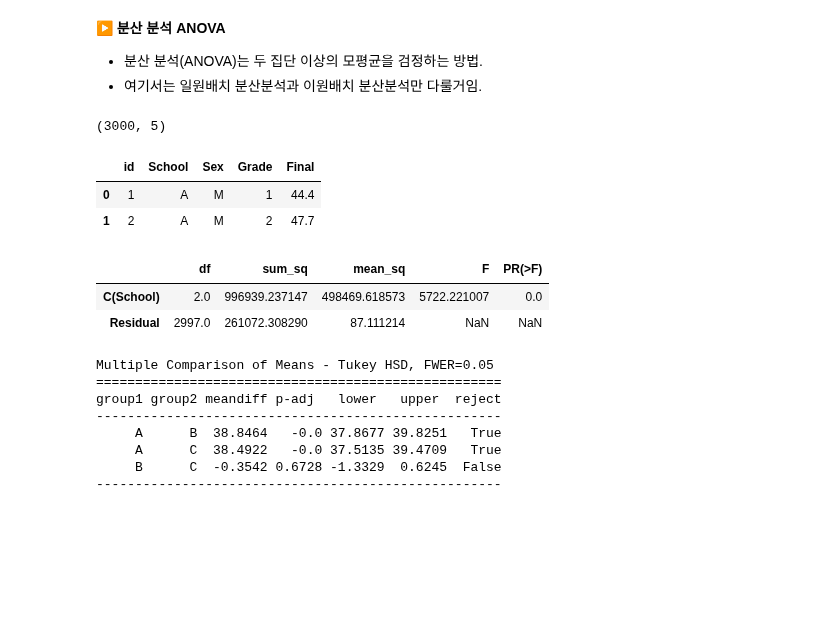
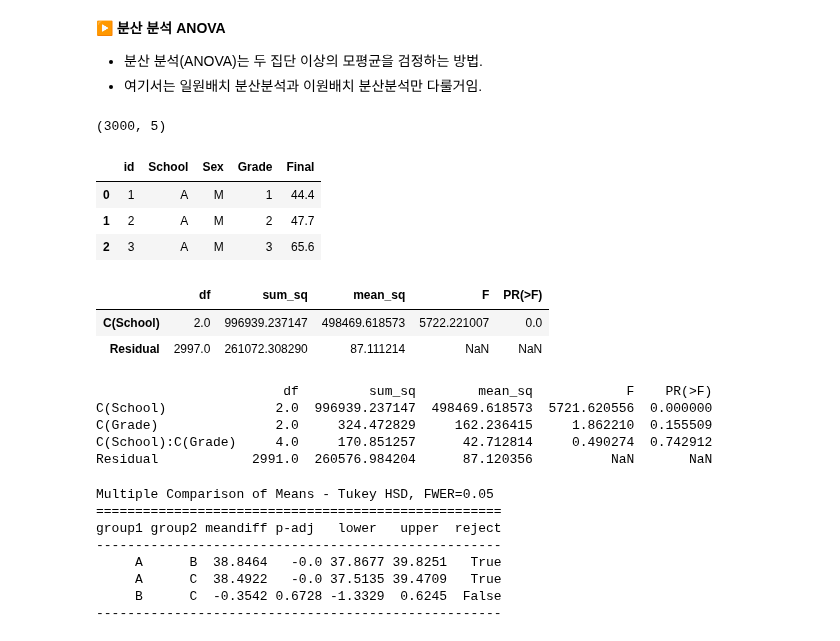
Before and after one commit to chickengak/TIL, a Jupyter notebook: dev-journey/big-data/빅분기-실기-wrap_up.ipynb, the cells around one changed output. Drawn from its saved outputs; the diff is of its cells as text; code cells hidden in the pictures; blank space fills up the shorter version.

```diff
--- a/dev-journey/big-data/빅분기-실기-wrap_up.ipynb
+++ b/dev-journey/big-data/빅분기-실기-wrap_up.ipynb
@@ -477,24 +478,34 @@ LeveneResult(statistic=14.365736704446384, pvalue=0.00032713621045500125)
 # %%
 # 일원배치 분산분석
 # A~C 세 학교에서 각각 1000명씩 층화 추출한 데이터를 활용해서 세 학교 간의 기말고사 성적의 평균이 서로 차이가 있는 지 검정. (성별, 학년의 비율은 세 학교가 동일, 정규성, 등분산성 등 만족 가정)
 from statsmodels.formula.api import ols
 from statsmodels.stats.anova import anova_lm
 
 df = pd.read_csv('samples/예제/school_score.csv')
 print(df.shape)
-display(df.head(2))
+display(df.head(3))
 
 one_way = ols('Final ~ C(School)', data=df).fit()
 display(anova_lm(one_way))
 # C(School)의 PR(>F)값이 매우 작으므로, 유의수준 5%에서 귀무가설을 기각. 세 학교의 기말고사 성적의 평균은 차이가 있다고 할 수 있다.
 # %% [output]
 (3000, 5)
 |  | id | School | Sex | Grade | Final |
 | 0 | 1 | A | M | 1 | 44.4 |
 | 1 | 2 | A | M | 2 | 47.7 |
+| 2 | 3 | A | M | 3 | 65.6 |
 |  | df | sum_sq | mean_sq | F | PR(>F) |
 | C(School) | 2.0 | 996939.237147 | 498469.618573 | 5722.221007 | 0.0 |
 | Residual | 2997.0 | 261072.308290 | 87.111214 | NaN | NaN |
+# %%
+two_way = ols('Final ~ C(School) + C(Grade)', data=df).fit()
+print(anova_lm(two_way))
+# %% [output]
+                        df         sum_sq        mean_sq            F    PR(>F)
+C(School)              2.0  996939.237147  498469.618573  5721.620556  0.000000
+C(Grade)               2.0     324.472829     162.236415     1.862210  0.155509
+C(School):C(Grade)     4.0     170.851257      42.712814     0.490274  0.742912
+Residual            2991.0  260576.984204      87.120356          NaN       NaN
 # %%
 # 사후검정 - Tukey의 HSD 검정
 # 바로 위에서 세 학교의 평균에 차이가 있음을 알았지만, 세 학교가 모두 다른지, A와 B만 다른지, A와 C가 다른지는 알 수가 없다.
```
Also changed, not shown: parts of 20 cells of this notebook.
